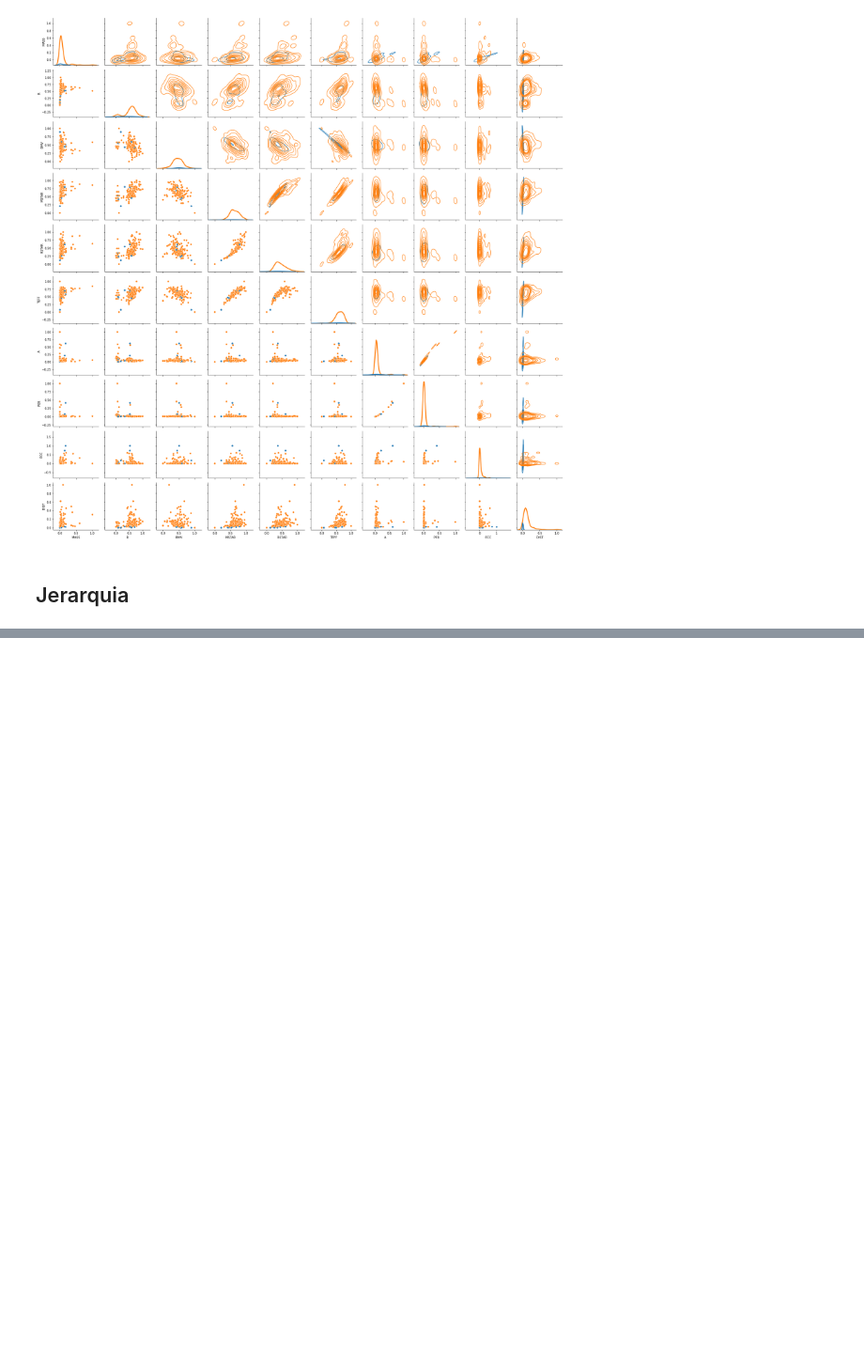
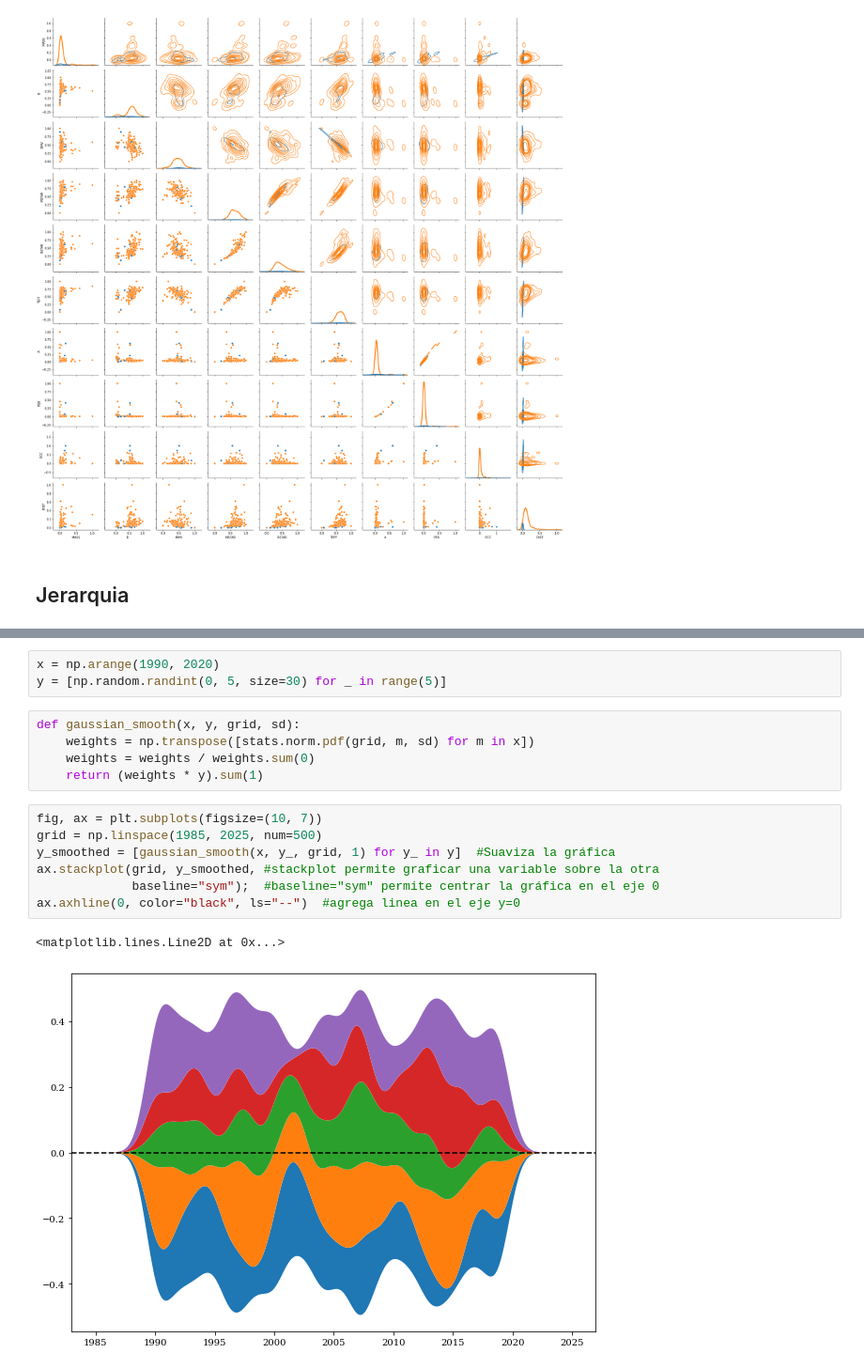
Before and after one commit to patoram123/MDS-Notebooks-1, a Jupyter notebook: 02-VdI/Resumen Visualización de la Información - Graficos.ipynb, the cells around one changed output, grey strips where cells are left out. Shown at 94% size. Drawn from its saved outputs; the diff is of its cells as text; blank space fills up the shorter version.

```diff
--- a/02-VdI/Resumen Visualización de la Información - Graficos.ipynb
+++ b/02-VdI/Resumen Visualización de la Información - Graficos.ipynb
@@ -404,0 +518,18 @@ NameError: name 'aportes' is not defined
+# %%
+x = np.arange(1990, 2020)
+y = [np.random.randint(0, 5, size=30) for _ in range(5)]
+# %%
+def gaussian_smooth(x, y, grid, sd):
+    weights = np.transpose([stats.norm.pdf(grid, m, sd) for m in x])
+    weights = weights / weights.sum(0)
+    return (weights * y).sum(1)
+# %%
+fig, ax = plt.subplots(figsize=(10, 7))
+grid = np.linspace(1985, 2025, num=500)
+y_smoothed = [gaussian_smooth(x, y_, grid, 1) for y_ in y]  #Suaviza la gráfica
+ax.stackplot(grid, y_smoothed, #stackplot permite graficar una variable sobre la otra
+             baseline="sym");  #baseline="sym" permite centrar la gráfica en el eje 0
+ax.axhline(0, color="black", ls="--")  #agrega linea en el eje y=0
+# %% [output]
+<matplotlib.lines.Line2D at 0x...>
+[figure, added]
```
Also changed, not shown: parts of 18 cells of this notebook, 3 other files.
